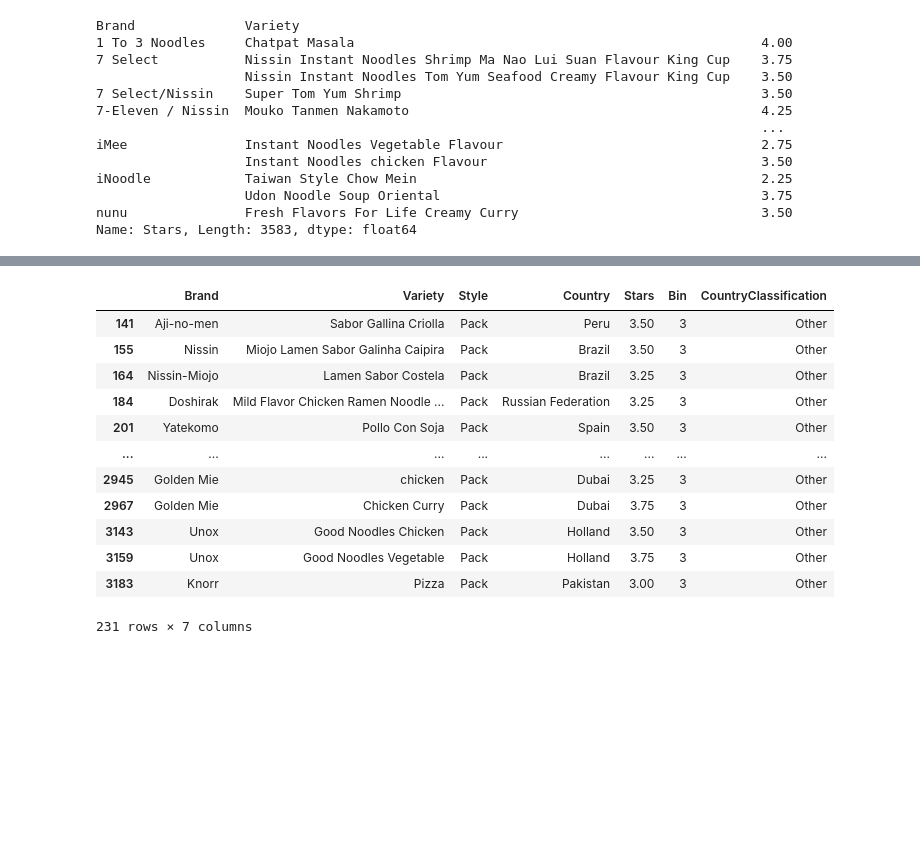
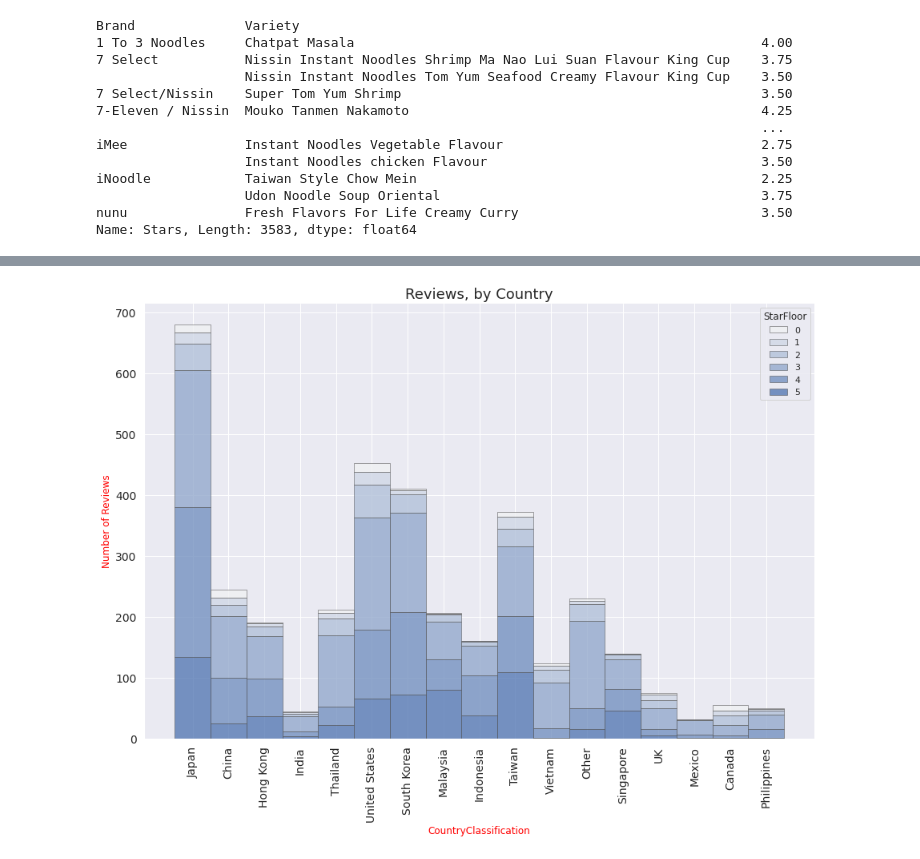
Before and after one commit to TheDarkTrumpet/BAIS-6040-0EXP-Sum2021, a Jupyter notebook: Homework/final.ipynb, the cells around one changed output, grey strips where cells are left out. Saved outputs shown, nothing was run; the diff lists cells and outputs as text; code cells hidden in the pictures; blank space fills up the shorter version.

```diff
--- a/Homework/final.ipynb
+++ b/Homework/final.ipynb
@@ -264,18 +256,6 @@ ramenDataSet
 | 3686 | Westbrae | Miso Ramen | Pack | United States | 0.5 | 0 | United States |
 3687 rows × 7 columns
 # %%
-ramenDataSet[ramenDataSet["CountryClassification"] == "Other"]
+outputCountryReport(ramenDataSet, "CountryClassification")
 # %% [output]
-|  | Brand | Variety | Style | Country | Stars | Bin | CountryClassification |
-| 141 | Aji-no-men | Sabor Gallina Criolla | Pack | Peru | 3.50 | 3 | Other |
-| 155 | Nissin | Miojo Lamen Sabor Galinha Caipira | Pack | Brazil | 3.50 | 3 | Other |
-| 164 | Nissin-Miojo | Lamen Sabor Costela | Pack | Brazil | 3.25 | 3 | Other |
-| 184 | Doshirak | Mild Flavor Chicken Ramen Noodle ... | Pack | Russian Federation | 3.25 | 3 | Other |
-| 201 | Yatekomo | Pollo Con Soja | Pack | Spain | 3.50 | 3 | Other |
-| ... | ... | ... | ... | ... | ... | ... | ... |
-| 2945 | Golden Mie | chicken | Pack | Dubai | 3.25 | 3 | Other |
-| 2967 | Golden Mie | Chicken Curry | Pack | Dubai | 3.75 | 3 | Other |
-| 3143 | Unox | Good Noodles Chicken | Pack | Holland | 3.50 | 3 | Other |
-| 3159 | Unox | Good Noodles Vegetable | Pack | Holland | 3.75 | 3 | Other |
-| 3183 | Knorr | Pizza | Pack | Pakistan | 3.00 | 3 | Other |
-231 rows × 7 columns
+[figure, added]
```
Also changed, not shown: parts of 13 cells of this notebook.
